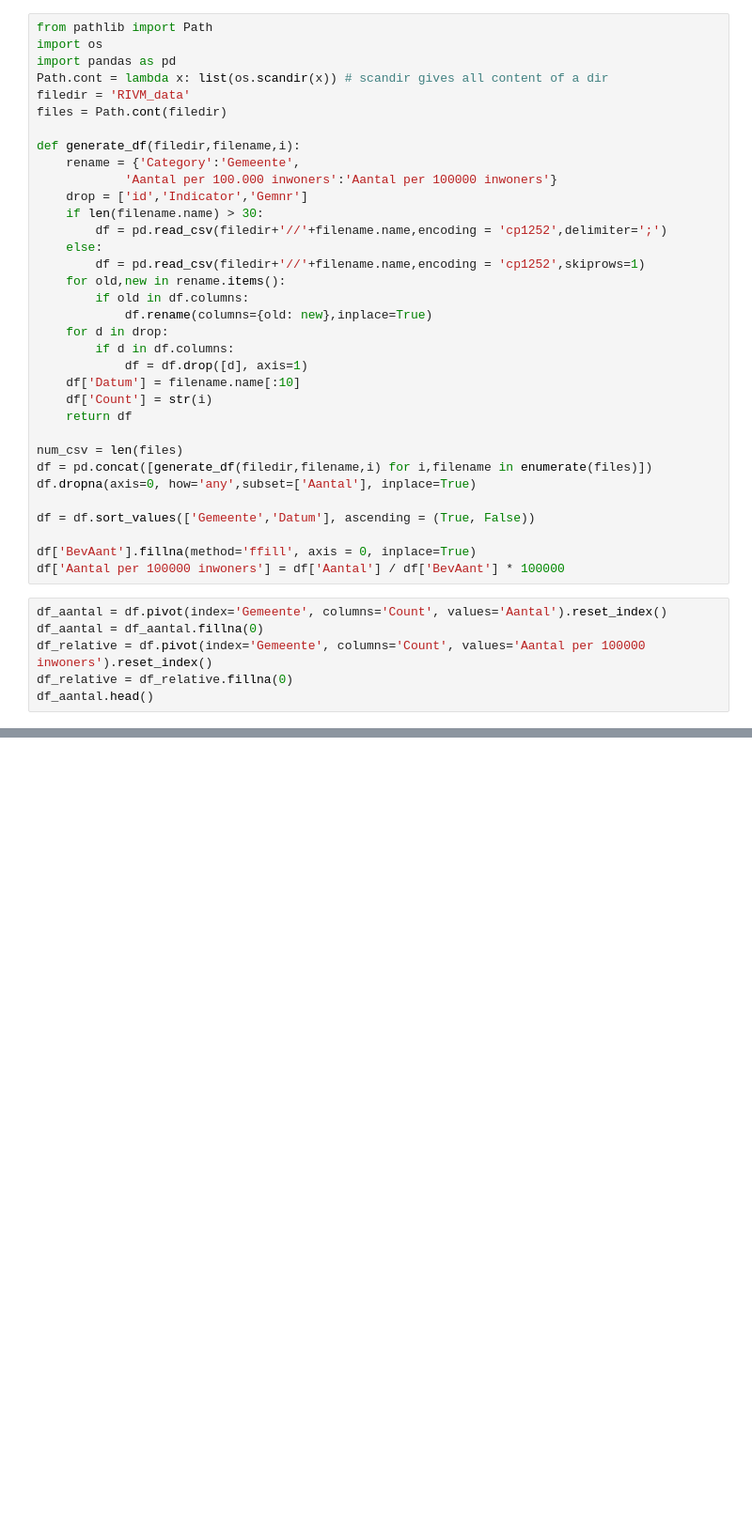
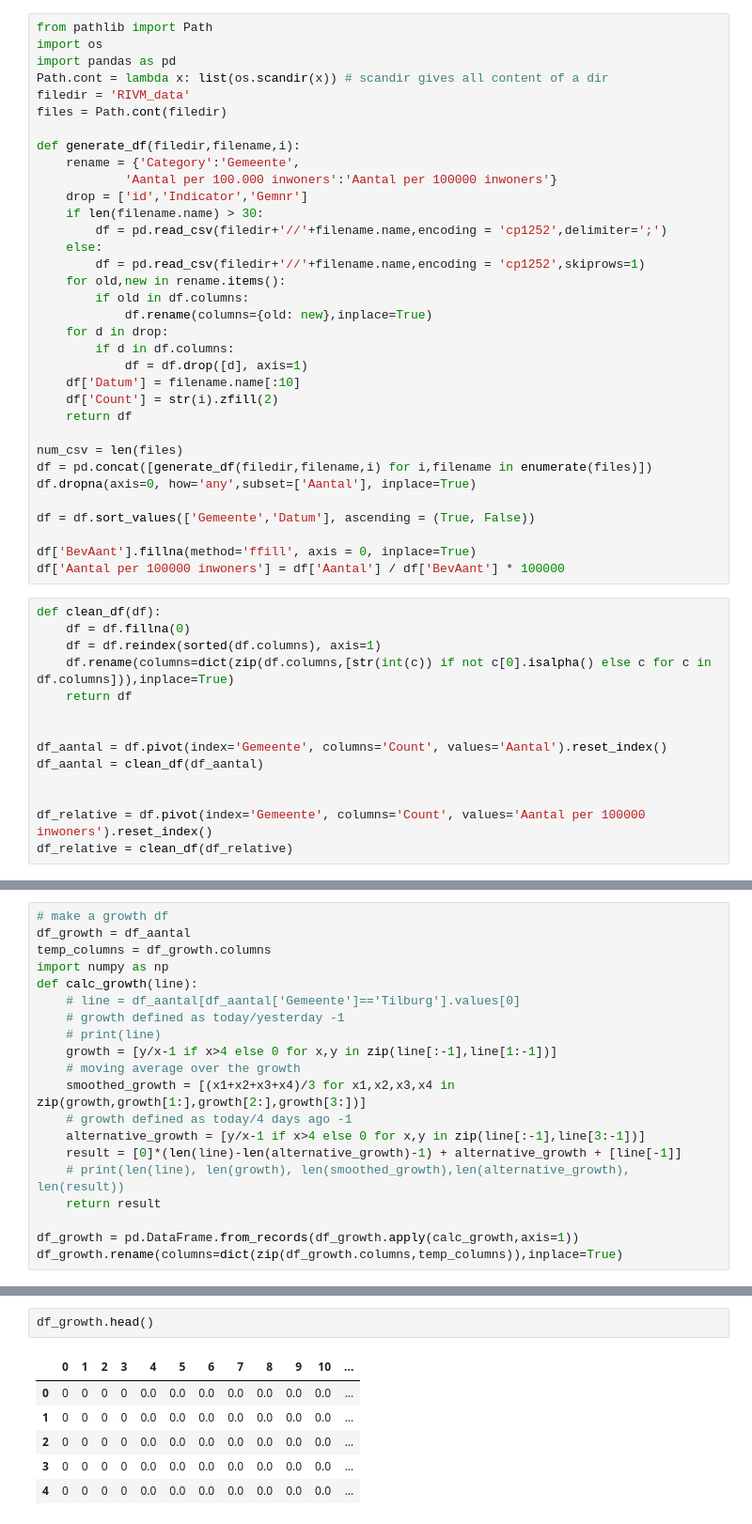
Before and after one commit to jvanelteren/covid19, a Jupyter notebook: RIVM_analysis.ipynb, the cells around one changed output, grey strips where cells are left out. Shown at 94% size. Drawn from its saved outputs; the diff is of its cells as text; blank space fills up the shorter version.

Commit message:
feat: added growth chart

```diff
--- a/RIVM_analysis.ipynb
+++ b/RIVM_analysis.ipynb
@@ -21,7 +21,7 @@ def generate_df(filedir,filename,i):
         if d in df.columns:
             df = df.drop([d], axis=1)
     df['Datum'] = filename.name[:10]
-    df['Count'] = str(i)
+    df['Count'] = str(i).zfill(2)
     return df
 
 num_csv = len(files)
@@ -33,8 +33,16 @@ df = df.sort_values(['Gemeente','Datum'], ascending = (True, False))
 df['BevAant'].fillna(method='ffill', axis = 0, inplace=True)
 df['Aantal per 100000 inwoners'] = df['Aantal'] / df['BevAant'] * 100000
 # %%
+def clean_df(df):
+    df = df.fillna(0)
+    df = df.reindex(sorted(df.columns), axis=1)
+    df.rename(columns=dict(zip(df.columns,[str(int(c)) if not c[0].isalpha() else c for c in df.columns])),inplace=True)
+    return df
+
+
 df_aantal = df.pivot(index='Gemeente', columns='Count', values='Aantal').reset_index()
-df_aantal = df_aantal.fillna(0)
+df_aantal = clean_df(df_aantal)
+
+
 df_relative = df.pivot(index='Gemeente', columns='Count', values='Aantal per 100000 inwoners').reset_index()
-df_relative = df_relative.fillna(0)
-df_aantal.head()
+df_relative = clean_df(df_relative)
@@ -49,3 +49,23 @@ df_aantal.head()
+# %%
+# make a growth df
+df_growth = df_aantal
+temp_columns = df_growth.columns
+import numpy as np
+def calc_growth(line):
+    # line = df_aantal[df_aantal['Gemeente']=='Tilburg'].values[0]
+    # growth defined as today/yesterday -1
+    # print(line)
+    growth = [y/x-1 if x>4 else 0 for x,y in zip(line[:-1],line[1:-1])]
+    # moving average over the growth
+    smoothed_growth = [(x1+x2+x3+x4)/3 for x1,x2,x3,x4 in zip(growth,growth[1:],growth[2:],growth[3:])]
+    # growth defined as today/4 days ago -1
+    alternative_growth = [y/x-1 if x>4 else 0 for x,y in zip(line[:-1],line[3:-1])]
+    result = [0]*(len(line)-len(alternative_growth)-1) + alternative_growth + [line[-1]]
+    # print(len(line), len(growth), len(smoothed_growth),len(alternative_growth), len(result))
+    return result
+
+df_growth = pd.DataFrame.from_records(df_growth.apply(calc_growth,axis=1))
+df_growth.rename(columns=dict(zip(df_growth.columns,temp_columns)),inplace=True)
 # %%
 import altair as alt
 import pandas as pd
@@ -103,0 +142,9 @@ alt.hconcat(
+# %%
+df_growth.head()
+# %% [output]
+|  | 0 | 1 | 2 | 3 | 4 | 5 | 6 | 7 | 8 | 9 | 10 | ... |
+| 0 | 0 | 0 | 0 | 0 | 0.0 | 0.0 | 0.0 | 0.0 | 0.0 | 0.0 | 0.0 | ... |
+| 1 | 0 | 0 | 0 | 0 | 0.0 | 0.0 | 0.0 | 0.0 | 0.0 | 0.0 | 0.0 | ... |
+| 2 | 0 | 0 | 0 | 0 | 0.0 | 0.0 | 0.0 | 0.0 | 0.0 | 0.0 | 0.0 | ... |
+| 3 | 0 | 0 | 0 | 0 | 0.0 | 0.0 | 0.0 | 0.0 | 0.0 | 0.0 | 0.0 | ... |
+| 4 | 0 | 0 | 0 | 0 | 0.0 | 0.0 | 0.0 | 0.0 | 0.0 | 0.0 | 0.0 | ... |
```
Also changed, not shown: parts of 7 cells of this notebook, 1 other file.
